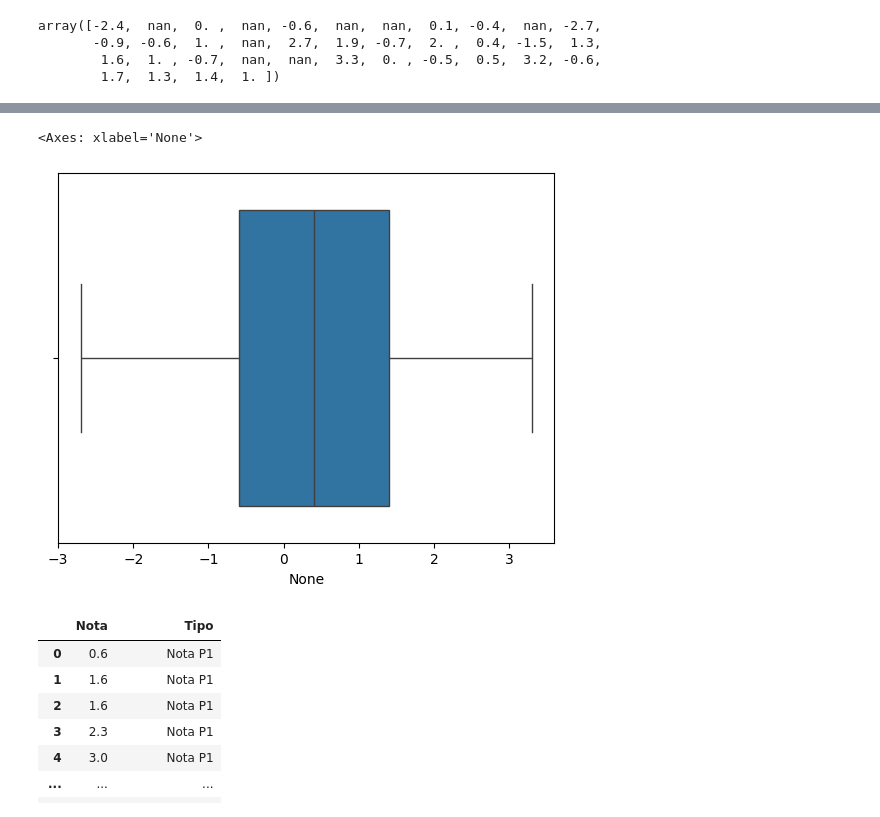
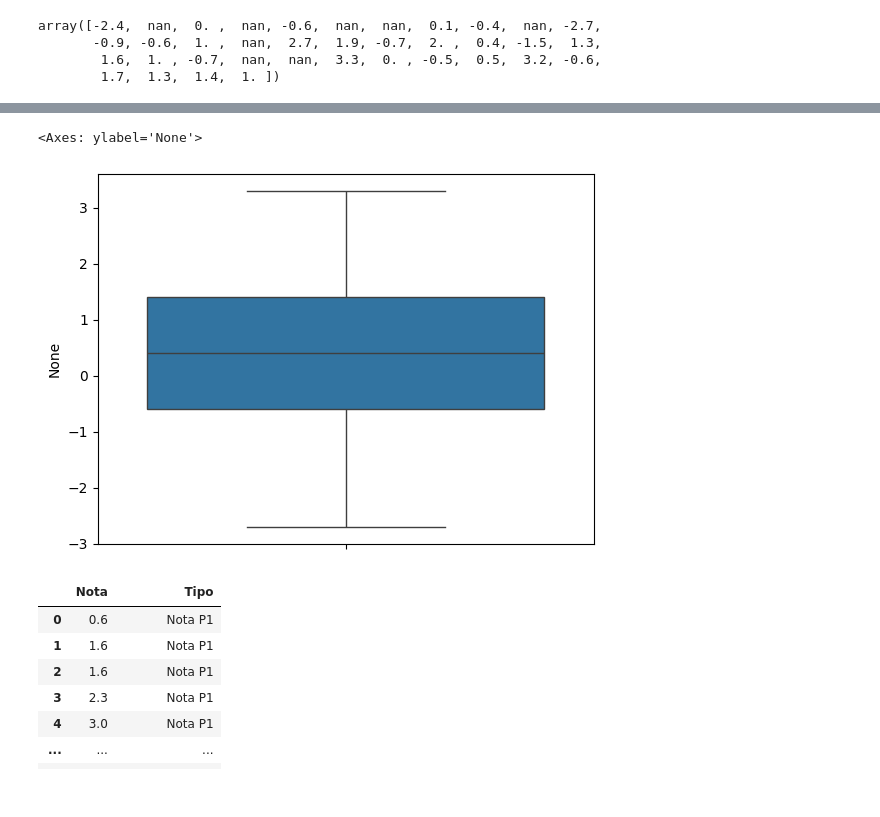
Before and after one commit to cibelerusso/IntroducaoaInferenciaEstatistica, a Jupyter notebook: Notebooks/Testes_de_Hipoteses.ipynb, the cells around one changed output, grey strips where cells are left out. Cells and saved outputs as stored; diff of their text form; code cells hidden in the pictures.

```diff
--- a/Notebooks/Testes_de_Hipoteses.ipynb
+++ b/Notebooks/Testes_de_Hipoteses.ipynb
@@ -211,9 +247,9 @@ array([-2.4,  nan,  0. ,  nan, -0.6,  nan,  nan,  0.1, -0.4,  nan, -2.7,
 # %%
 import seaborn as sns
-sns.boxplot(x=dados['Nota P1']-dados['Nota declarada'])
+sns.boxplot(y=dados['Nota P1']-dados['Nota declarada'])
 # %% [output]
-<Axes: xlabel='None'>
+<Axes: ylabel='None'>
-[figure, old version]
+[figure, new version]
 # %%
 # dados empilhados - outra possibilidade para realizar o teste t-pareado
 
```
Also changed, not shown: parts of 28 cells of this notebook.
